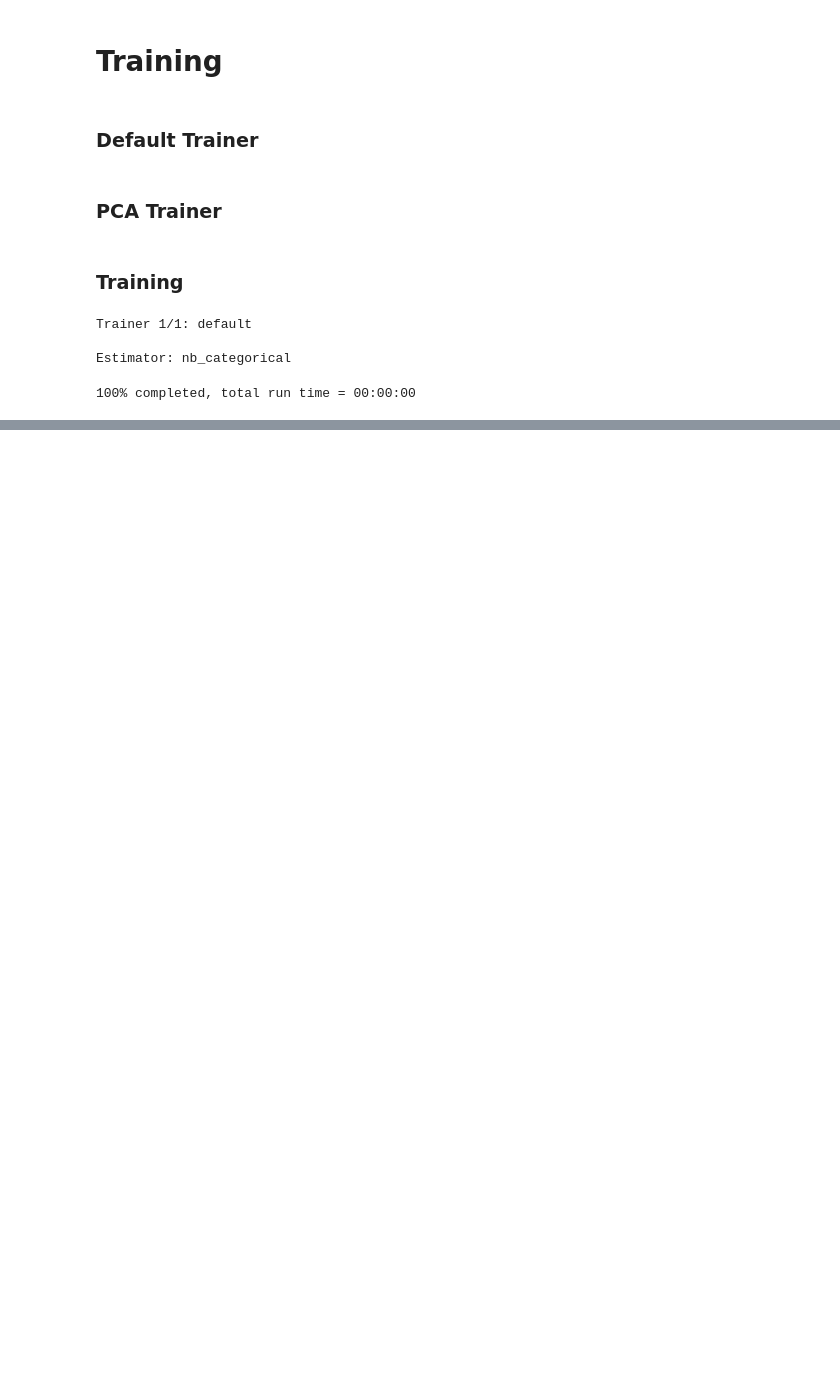
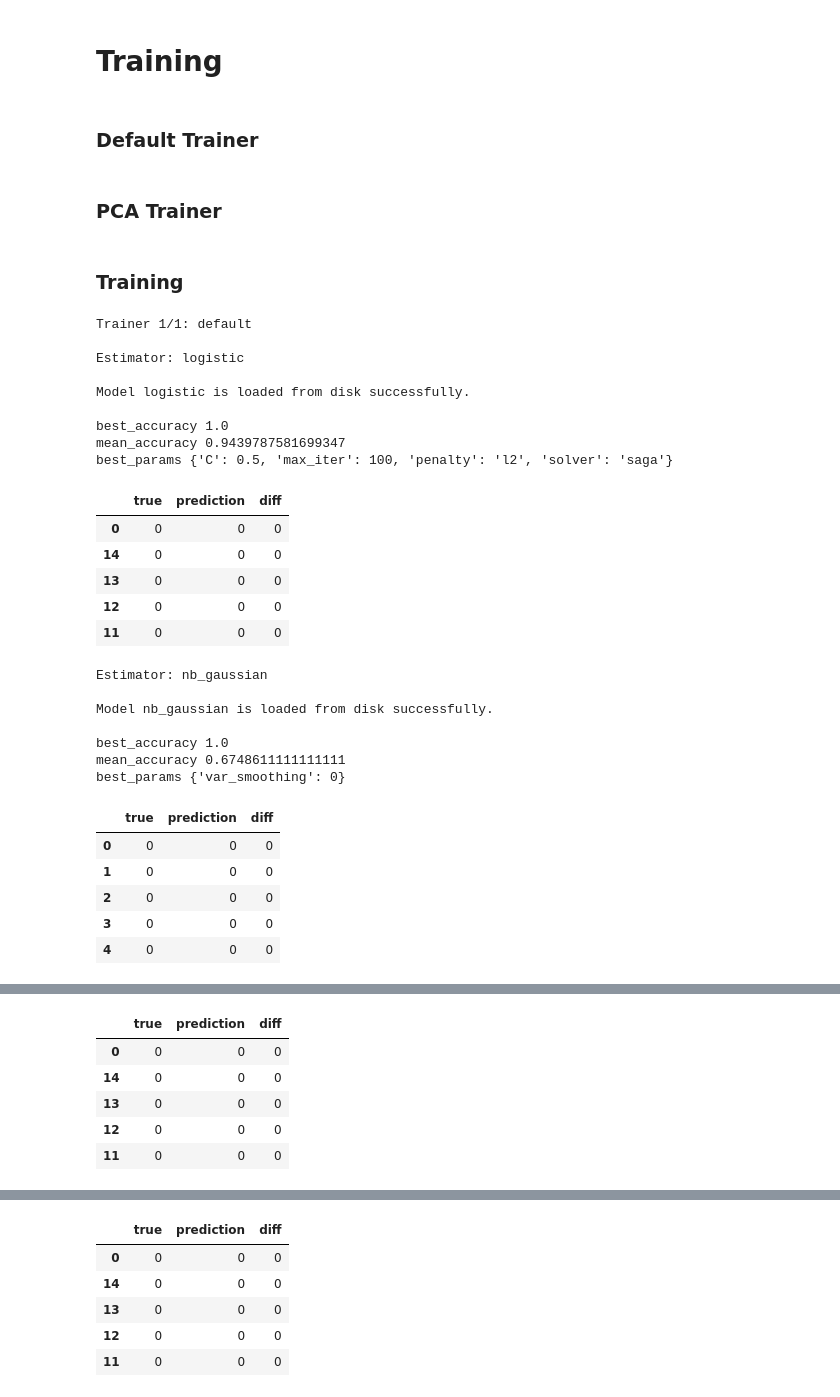
Before and after one commit to ramesaliyev/ai-heart-disease-prediction, a Jupyter notebook: model.ipynb, the cells around one changed output, grey strips where cells are left out. Cells and saved outputs as stored; diff of their text form; code cells hidden in the pictures; blank space fills up the shorter version.

Commit message:
complete model parameters

```diff
--- a/model.ipynb
+++ b/model.ipynb
@@ -774,0 +814,10 @@ set_trainer.add_estimator('nb_categorical', CategoricalNB, {
+# %%
+# Add estimator
+set_trainer.add_estimator('rf', RandomForestClassifier, {
+    'criterion': ['gini', 'entropy', 'log_loss'],
+    'n_estimators': [100, 200, 500],
+    'min_samples_split': [2, 4, 8],
+    'min_samples_leaf': [1, 2],
+    'max_features': [1, 0.8, 0.5],
+    'max_samples': [1, 0.8, 0.5],
+})
@@ -774,0 +827,12 @@ set_trainer.add_estimator('nb_categorical', CategoricalNB, {
+# %%
+# Add estimator
+set_trainer.add_estimator('gb', GradientBoostingClassifier, {
+    'loss': ['log_loss', 'exponential'],
+    'learning_rate': [0.05, 0.1, 0.2],
+    'n_estimators': [100, 200, 500],
+    'subsample': [0.5, 0.75, 1],
+    'min_samples_split': [2, 4, 8],
+    'min_samples_leaf': [1, 2],
+    'max_features': [1, 0.8, 0.5],
+    'max_depth': [3, 5, 7],
+})
@@ -774,0 +842,6 @@ set_trainer.add_estimator('nb_categorical', CategoricalNB, {
+# %%
+# Add estimator
+set_trainer.add_estimator('gb', LGBMClassifier, {
+    'n_estimators': [50, 100, 200],
+    'learning_rate': [0.5, 1.0, 2.0],
+})
@@ -774,0 +851,10 @@ set_trainer.add_estimator('nb_categorical', CategoricalNB, {
+# %%
+# Add estimator
+set_trainer.add_estimator('gb', LGBMClassifier, {
+    'boosting_type': ['gbdt', 'dart', 'goss', 'rf'],
+    'learning_rate': [0.05, 0.1, 0.2],
+    'n_estimators': [100, 200, 500],
+    'objective': ['binary'],
+    'subsample': [0.5, 0.75, 1],
+    'colsample_bytree': [0.5, 0.75, 1],
+})
@@ -791,25 +880,49 @@ set_trainer.add_trainer(name='default', data=data, n_splits=hp_cv_splits,
 # %%
 options = {
     # set trainer parameters
     #'trainers': [],
 
     # trainer parameters
-    'estimators': ['nb_categorical'],
+    #'estimators': [],
     #'reset': False,
     #'seed': None,
     #'save': False,
 }
 
 for (trainer_name, trainer, model_name, model) in set_trainer.run_all_trainers(**options):
     # Show stats.
     print()
     trainer.print_stats(model_name)
     print()
 
     # Show predicts.
     trainer.get_results_dataframe(model_name, ascending=True).head()
 # %% [output]
 Trainer 1/1: default
 
-Estimator: nb_categorical
+Estimator: logistic
+
+Model logistic is loaded from disk successfully.
+
+best_accuracy 1.0
+mean_accuracy 0.9439787581699347
+best_params {'C': 0.5, 'max_iter': 100, 'penalty': 'l2', 'solver': 'saga'}
+|  | true | prediction | diff |
+| 0 | 0 | 0 | 0 |
+| 14 | 0 | 0 | 0 |
+| 13 | 0 | 0 | 0 |
+| 12 | 0 | 0 | 0 |
+| 11 | 0 | 0 | 0 |
-100% completed, total run time = 00:00:00
+Estimator: nb_gaussian
+
+Model nb_gaussian is loaded from disk successfully.
+
+best_accuracy 1.0
+mean_accuracy 0.6748611111111111
+best_params {'var_smoothing': 0}
+|  | true | prediction | diff |
+| 0 | 0 | 0 | 0 |
+| 1 | 0 | 0 | 0 |
+| 2 | 0 | 0 | 0 |
+| 3 | 0 | 0 | 0 |
+| 4 | 0 | 0 | 0 |
@@ -832,0 +936,6 @@ ValueError: Negative values in data passed to CategoricalNB (input X)
+|  | true | prediction | diff |
+| 0 | 0 | 0 | 0 |
+| 14 | 0 | 0 | 0 |
+| 13 | 0 | 0 | 0 |
+| 12 | 0 | 0 | 0 |
+| 11 | 0 | 0 | 0 |
@@ -836,0 +949,6 @@ You can try to debug the error by setting error_score='raise'.
+|  | true | prediction | diff |
+| 0 | 0 | 0 | 0 |
+| 14 | 0 | 0 | 0 |
+| 13 | 0 | 0 | 0 |
+| 12 | 0 | 0 | 0 |
+| 11 | 0 | 0 | 0 |
```
Also changed, not shown: parts of 24 cells of this notebook, 5 other files.
